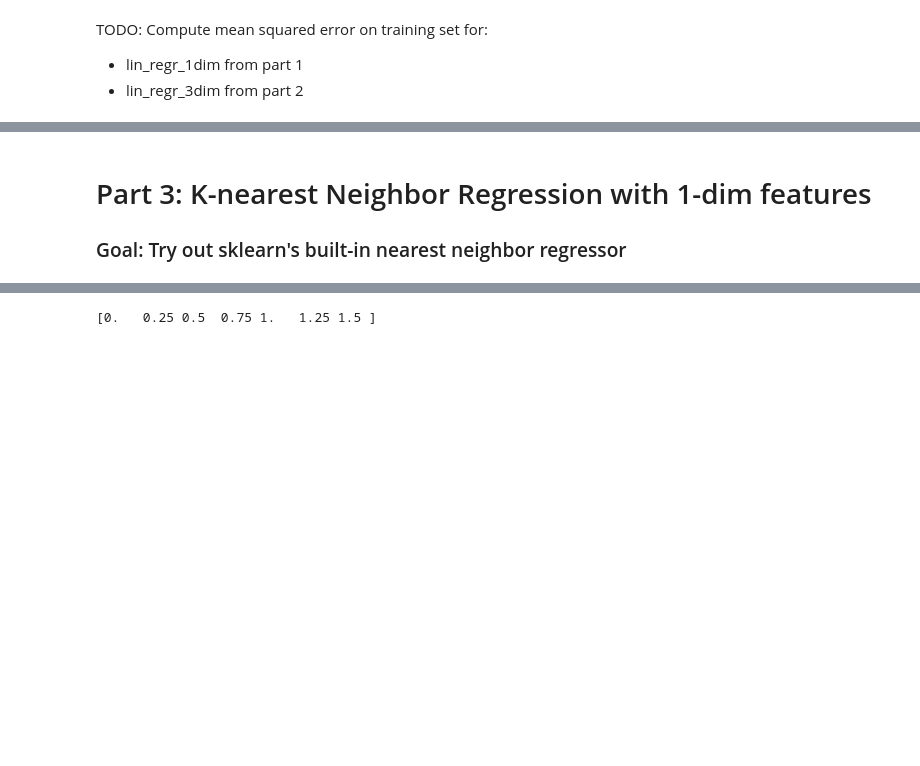
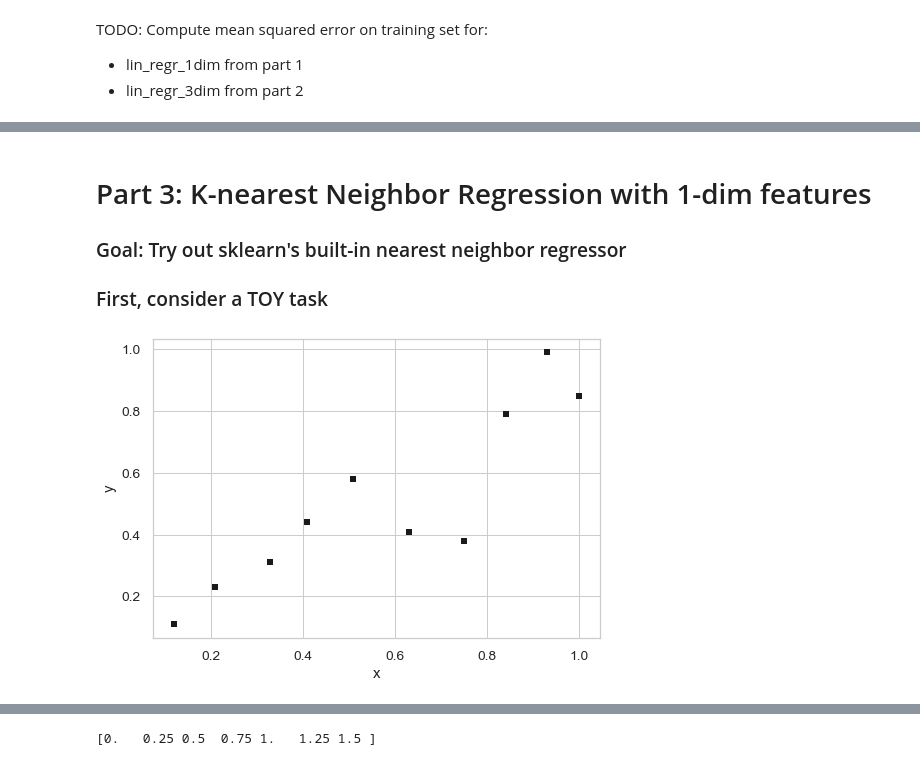
Before and after one commit to tufts-ml-courses/comp135-20f-assignments, a Jupyter notebook: labs/day02_RegressionDemo_Linear_vs_kNN.ipynb, the cells around one changed output, grey strips where cells are left out. Saved outputs shown, nothing was run; the diff lists cells and outputs as text; code cells hidden in the pictures; blank space fills up the shorter version.

```diff
--- a/labs/day02_RegressionDemo_Linear_vs_kNN.ipynb
+++ b/labs/day02_RegressionDemo_Linear_vs_kNN.ipynb
@@ -351,6 +352,21 @@ TODO: Compute mean squared error on training set for:
 # Part 3: K-nearest Neighbor Regression with 1-dim features
 
 ### Goal: Try out sklearn's built-in nearest neighbor regressor
+
+### First, consider a TOY task
+# %%
+#### First, create a "toy" dataset of 10 x,y pairs
+
+N = 10
+toy_x_N1 = np.asarray([0.12, 0.21, 0.33, 0.41, 0.51, 0.63, 0.75, 0.84, 0.93, 1.00]).reshape((N,1))
+
+toy_y_N1 = np.asarray([0.11, 0.23, 0.31, 0.44, 0.58, 0.41, 0.38, 0.79, 0.99, 0.85]).reshape((N,1))
+
+plt.plot(toy_x_N1, toy_y_N1, 'ks');
+plt.xlabel('x');
+plt.ylabel('y');
+# %% [output]
+[figure, added]
 # %%
 import sklearn.neighbors
 # %%
```
Also changed, not shown: parts of 22 cells of this notebook, 1 other file.
